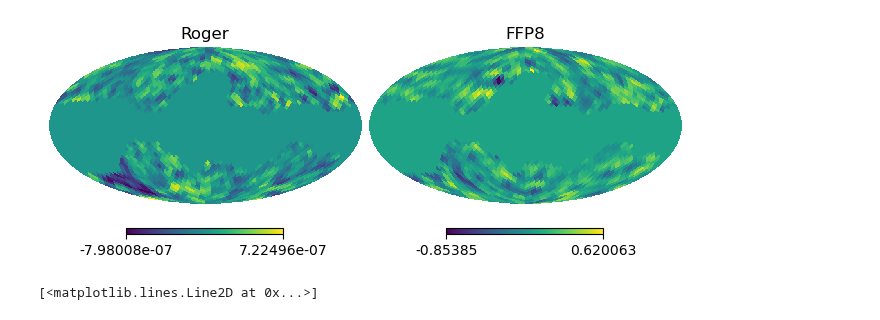
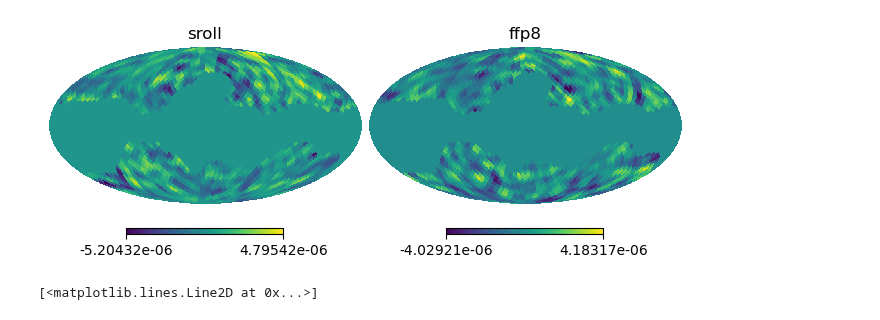
Before and after one commit to antolonappan/taunet, a Jupyter notebook: Notebooks/ncm.ipynb, the cells around one changed output. Drawn from its saved outputs; the diff is of its cells as text; code cells hidden in the pictures.

```diff
--- a/Notebooks/ncm.ipynb
+++ b/Notebooks/ncm.ipynb
@@ -13,12 +14,13 @@ from taunet.ncm import NoiseModel
 from taunet.simulation import CMBspectra
 # %%
-ncm_roger = NoiseModel(method='roger')
+ncm_sroll = NoiseModel(method='sroll')
 ncm_ffp8 = NoiseModel(method='ffp8')
 # %%
-hp.mollview(ncm_roger.noisemap(143,unit='K')[1], title='Roger',sub=(1,2,1))
-hp.mollview(ncm_ffp8.noisemap(143,unit='uK')[1], title='FFP8',sub=(1,2,2))
+band = 353
+hp.mollview(ncm_sroll.noisemap(band,unit='K',order='nested')[1], title='sroll',sub=(1,2,1),nest=True)
+hp.mollview(ncm_ffp8.noisemap(band,unit='K',order='nested')[1], title='ffp8',sub=(1,2,2),nest=True)
 # %% [output]
-[figure, old version]
+[figure, new version]
 # %%
 cmb = CMBspectra()
 # %%
```
Also changed, not shown: parts of 1 cell of this notebook, 4 other files.
